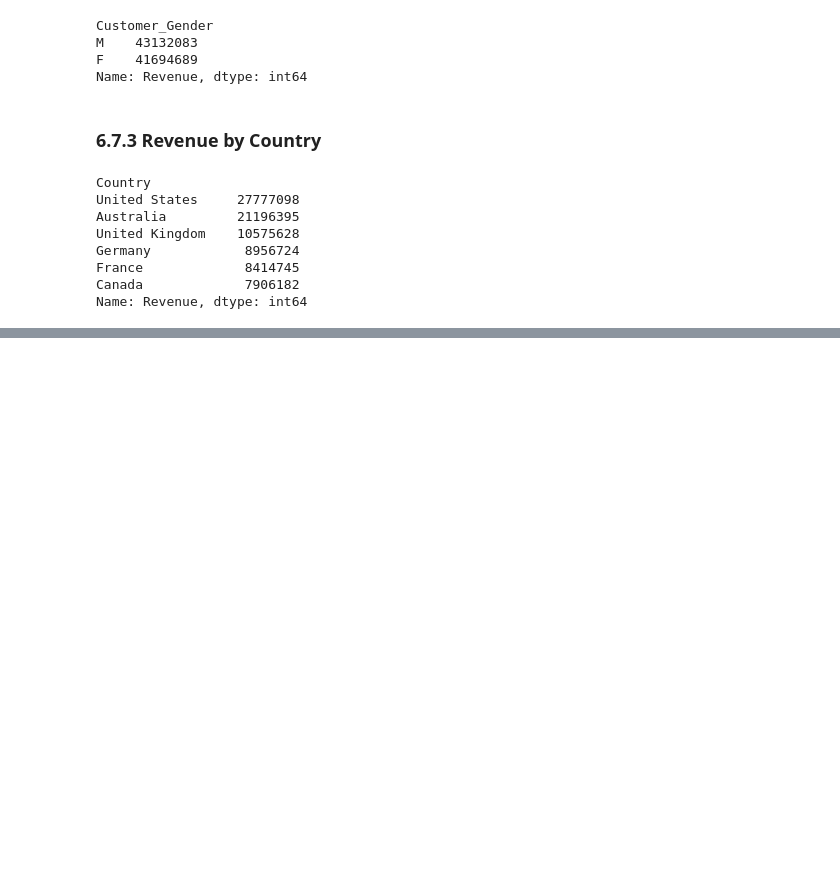
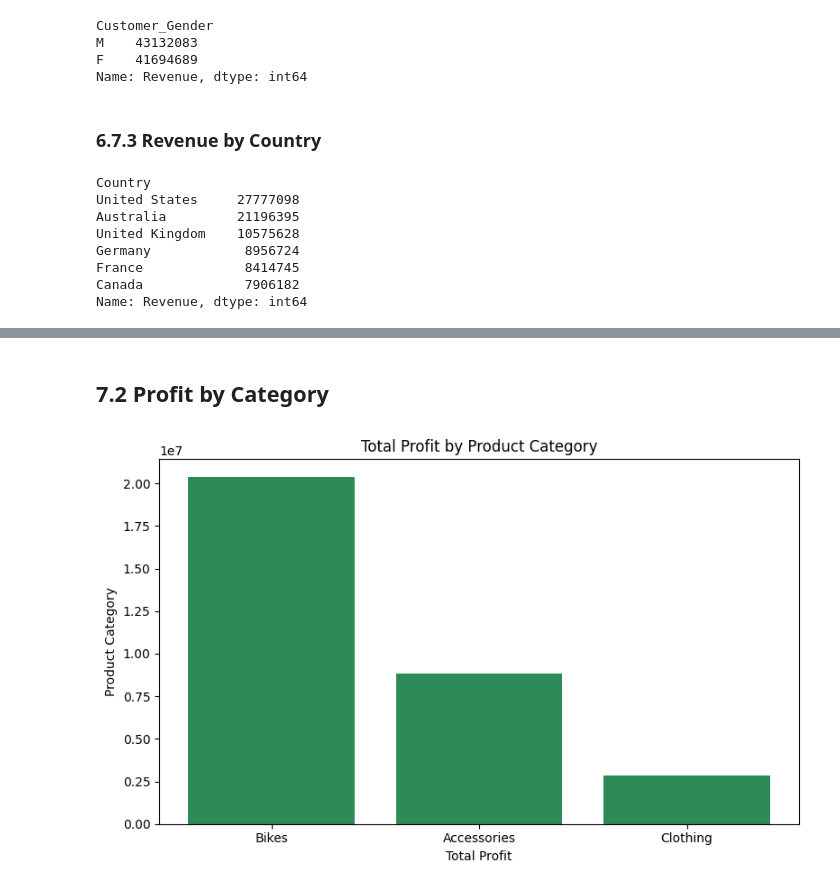
Before and after one commit to vidushanpathir505-bot/academic-data-wrangler, a Jupyter notebook: sales-data-analysis/sales_analysis.ipynb, the cells around one changed output, grey strips where cells are left out. Saved outputs shown, nothing was run; the diff lists cells and outputs as text; code cells hidden in the pictures; blank space fills up the shorter version.

```diff
--- a/sales-data-analysis/sales_analysis.ipynb
+++ b/sales-data-analysis/sales_analysis.ipynb
@@ -523,0 +539,12 @@ Name: Revenue, dtype: int64
+# %% [markdown]
+## 7.2 Profit by Category
+# %%
+plt.figure(figsize=(8, 5))
+plt.bar(category_summary.index, category_summary['Total_Profit'], color='seagreen')
+plt.title('Total Profit by Product Category')
+plt.xlabel('Total Profit')
+plt.ylabel('Product Category')
+plt.tight_layout()
+plt.show()
+# %% [output]
+[figure, added]
```
Also changed, not shown: parts of 3 cells of this notebook.
